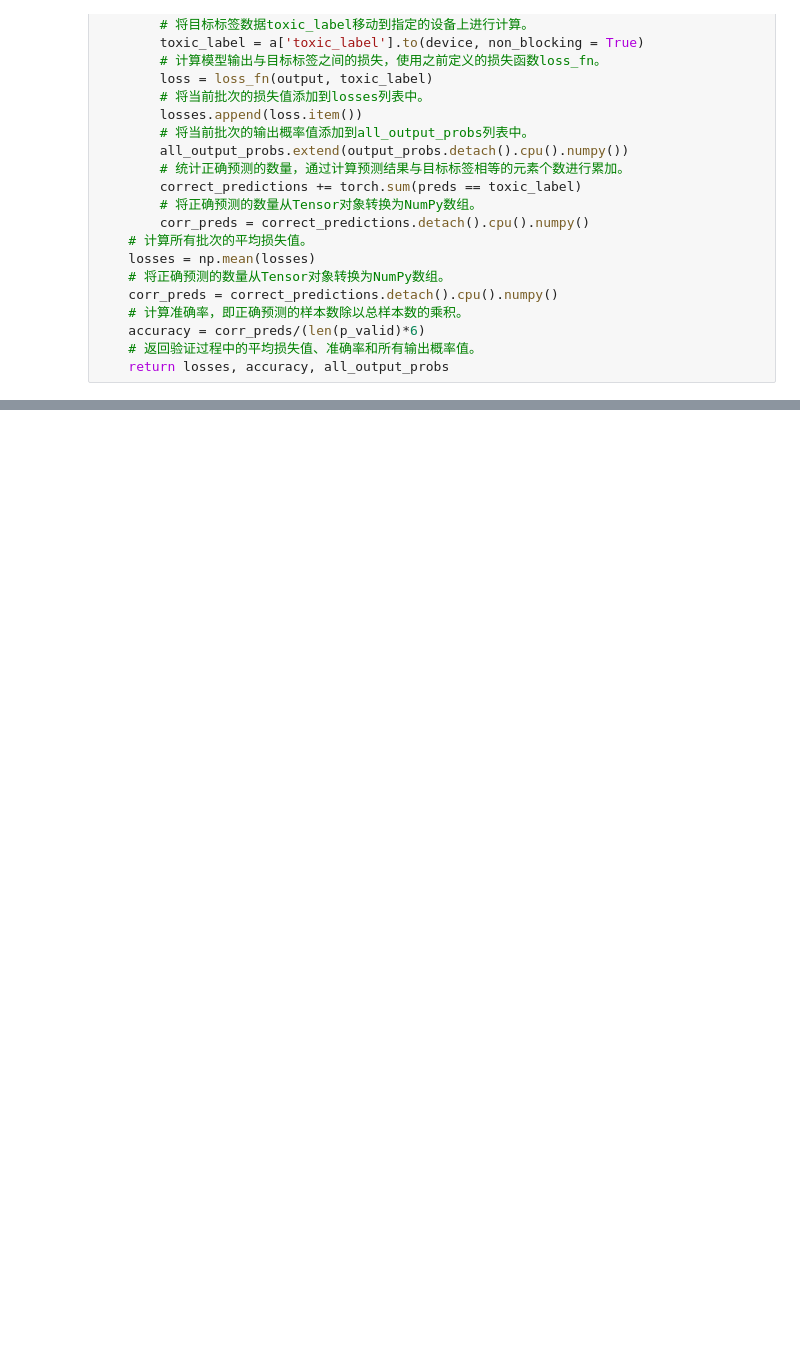
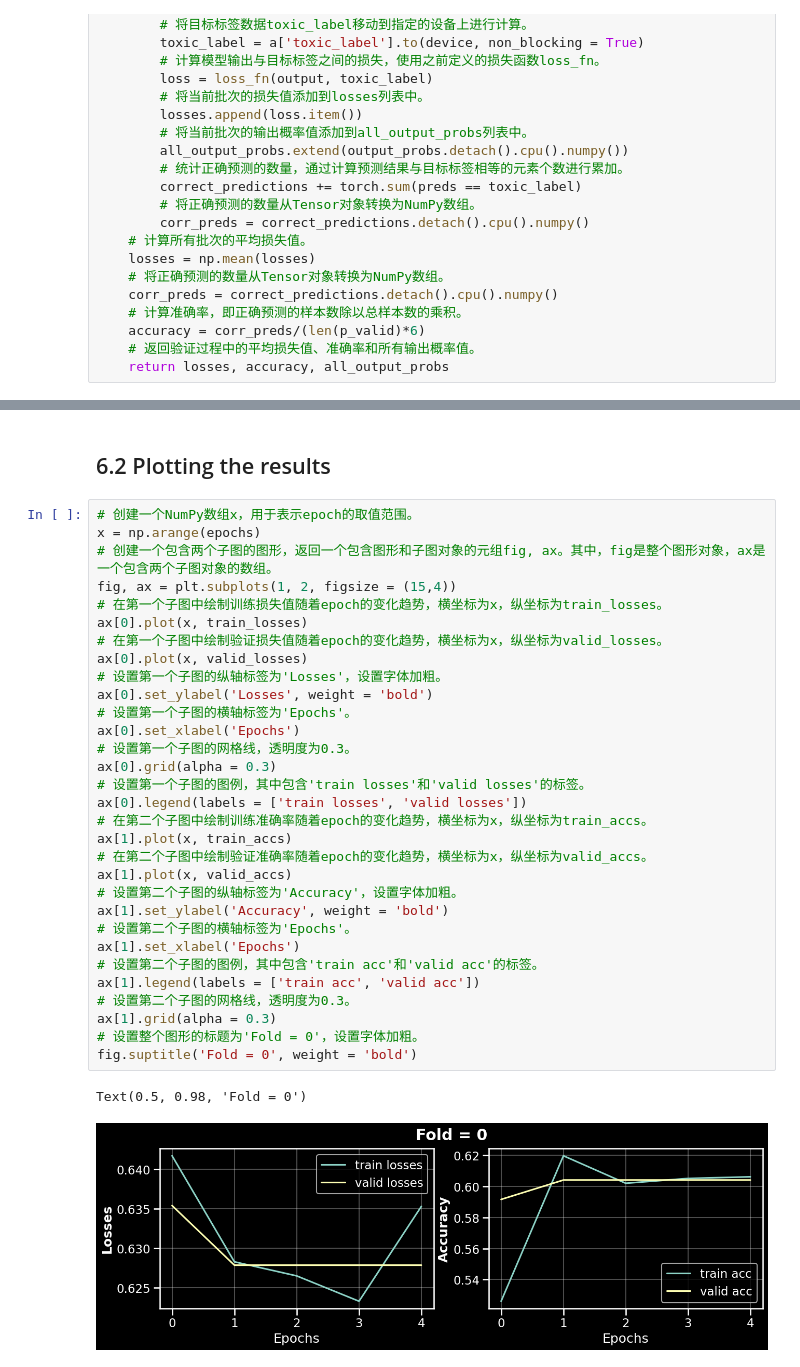
Before and after one commit to LHY-UESTC/NLP, a Jupyter notebook: NLP2.ipynb, the cells around one changed output, grey strips where cells are left out. Drawn from its saved outputs; the diff is of its cells as text; blank space fills up the shorter version.

```diff
--- a/NLP2.ipynb
+++ b/NLP2.ipynb
@@ -761,0 +825,36 @@ def validating(valid_dataloader, model):
+# %% [markdown]
+## 6.2 Plotting the results
+# %%
+# 创建一个NumPy数组x，用于表示epoch的取值范围。
+x = np.arange(epochs)
+# 创建一个包含两个子图的图形，返回一个包含图形和子图对象的元组fig, ax。其中，fig是整个图形对象，ax是一个包含两个子图对象的数组。
+fig, ax = plt.subplots(1, 2, figsize = (15,4))
+# 在第一个子图中绘制训练损失值随着epoch的变化趋势，横坐标为x，纵坐标为train_losses。
+ax[0].plot(x, train_losses)
+# 在第一个子图中绘制验证损失值随着epoch的变化趋势，横坐标为x，纵坐标为valid_losses。
+ax[0].plot(x, valid_losses)
+# 设置第一个子图的纵轴标签为'Losses'，设置字体加粗。
+ax[0].set_ylabel('Losses', weight = 'bold')
+# 设置第一个子图的横轴标签为'Epochs'。
+ax[0].set_xlabel('Epochs')
+# 设置第一个子图的网格线，透明度为0.3。
+ax[0].grid(alpha = 0.3)
+# 设置第一个子图的图例，其中包含'train losses'和'valid losses'的标签。
+ax[0].legend(labels = ['train losses', 'valid losses'])
+# 在第二个子图中绘制训练准确率随着epoch的变化趋势，横坐标为x，纵坐标为train_accs。
+ax[1].plot(x, train_accs)
+# 在第二个子图中绘制验证准确率随着epoch的变化趋势，横坐标为x，纵坐标为valid_accs。
+ax[1].plot(x, valid_accs)
+# 设置第二个子图的纵轴标签为'Accuracy'，设置字体加粗。
+ax[1].set_ylabel('Accuracy', weight = 'bold')
+# 设置第二个子图的横轴标签为'Epochs'。
+ax[1].set_xlabel('Epochs')
+# 设置第二个子图的图例，其中包含'train acc'和'valid acc'的标签。
+ax[1].legend(labels = ['train acc', 'valid acc'])
+# 设置第二个子图的网格线，透明度为0.3。
+ax[1].grid(alpha = 0.3)
+# 设置整个图形的标题为'Fold = 0'，设置字体加粗。
+fig.suptitle('Fold = 0', weight = 'bold')
+# %% [output]
+Text(0.5, 0.98, 'Fold = 0')
+[figure, added]
```
Also changed, not shown: parts of 11 cells of this notebook, 1 other file.
